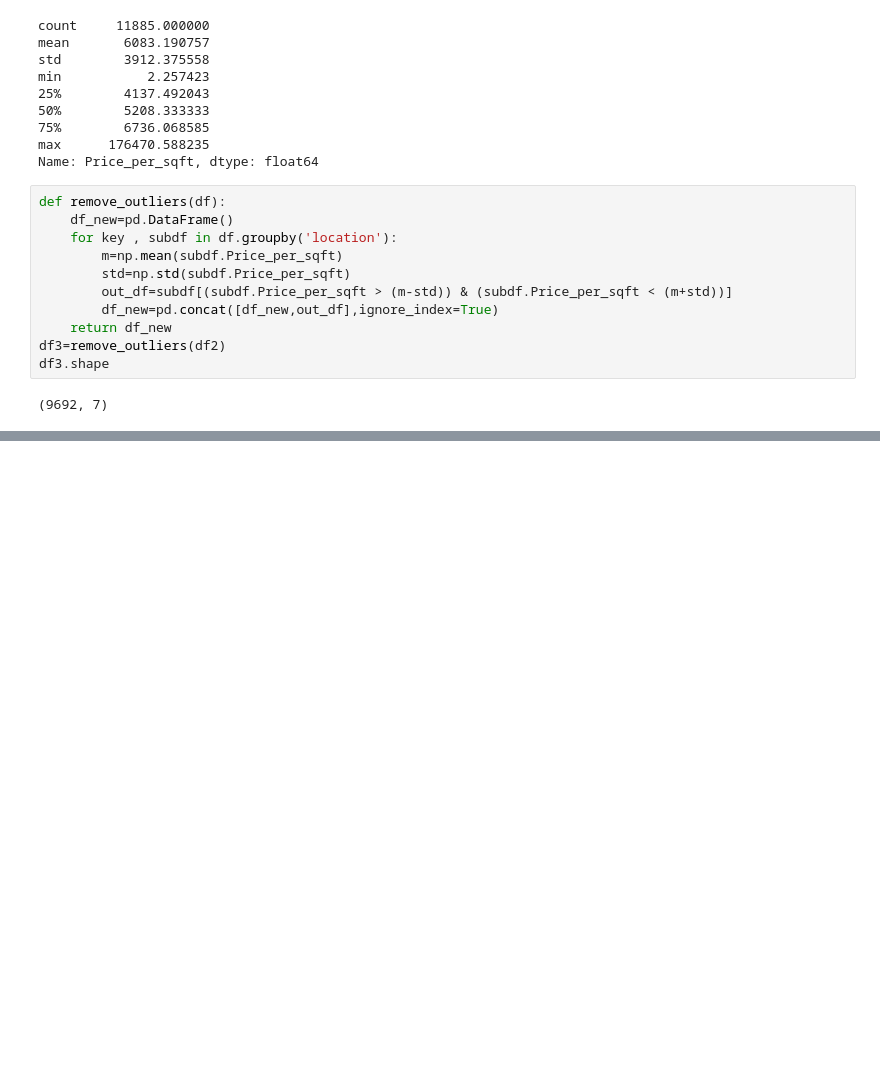
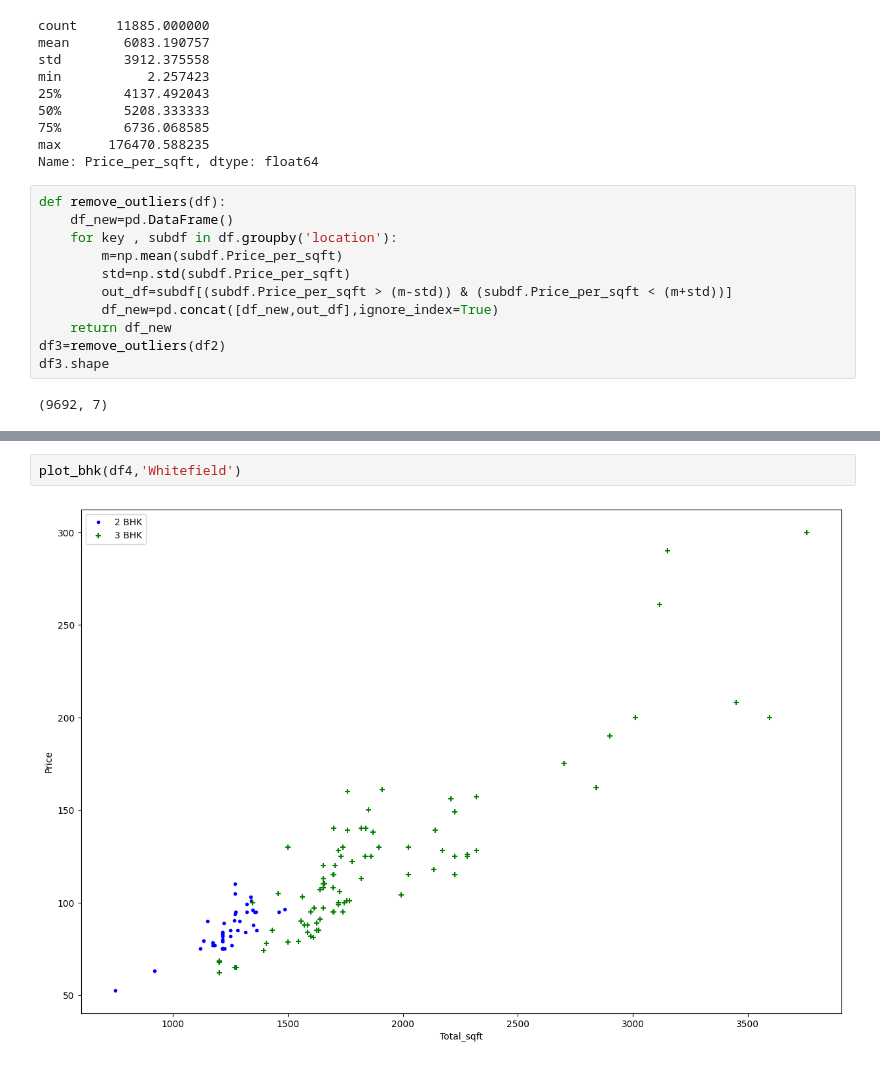
Before and after one commit to SSarkar-1/Bangalore-Home-Price-Prediction, a Jupyter notebook: BLR.ipynb, the cells around one changed output, grey strips where cells are left out. Cells and saved outputs as stored; diff of their text form; blank space fills up the shorter version.

```diff
--- a/BLR.ipynb
+++ b/BLR.ipynb
@@ -353,0 +426,4 @@ df3.shape
+# %%
+plot_bhk(df4,'Whitefield')
+# %% [output]
+[figure, added]
```
Also changed, not shown: parts of 12 cells of this notebook.
